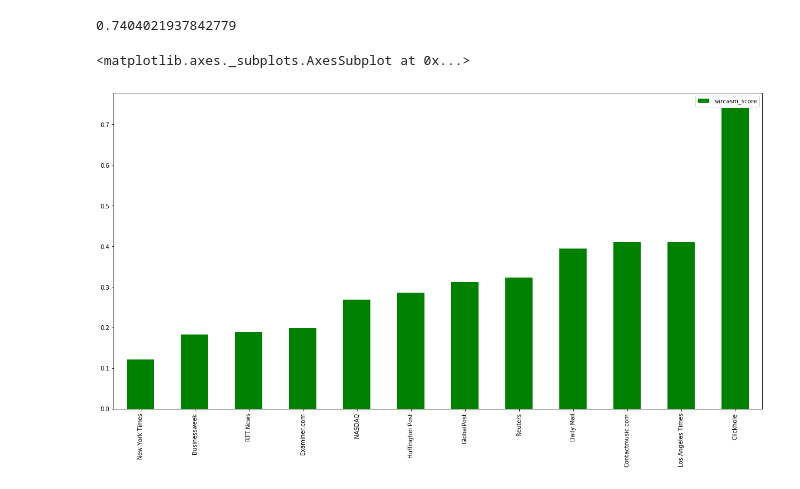
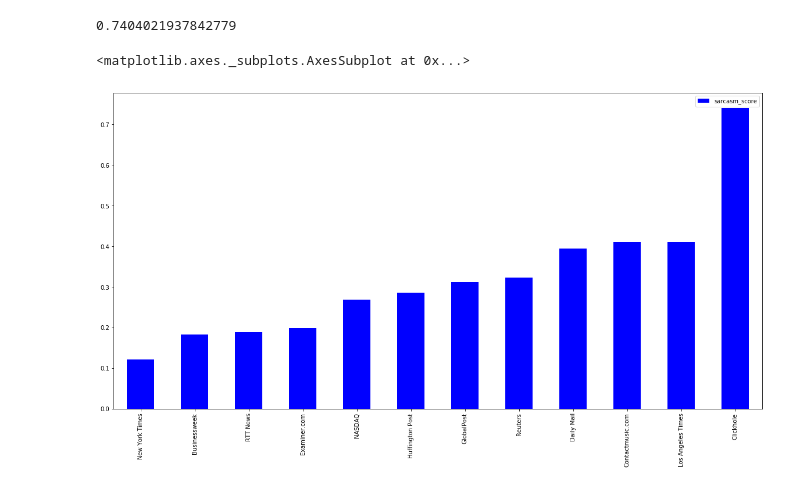
Before and after one commit to Hugo-pao/NLP-Final-Project, a Jupyter notebook: Attending_Final_Project_v9.ipynb, the cells around one changed output. Drawn from its saved outputs; the diff is of its cells as text; code cells hidden in the pictures.

```diff
--- a/Attending_Final_Project_v9.ipynb
+++ b/Attending_Final_Project_v9.ipynb
@@ -1762,7 +1767,7 @@ l.append("Clickhole")
 l.append("New York Times")
 # %%
 dataframe = pd.DataFrame(data = scores, columns = ["sarcasm_score"], index = l)
-dataframe.sort_values("sarcasm_score").plot.bar(figsize = (20,10), color = 'g')
+dataframe.sort_values("sarcasm_score").plot.bar(figsize = (20,10), color = 'b')
 # %% [output]
 <matplotlib.axes._subplots.AxesSubplot at 0x...>
-[figure, old version]
+[figure, new version]
```
Also changed, not shown: parts of 5 cells of this notebook.
